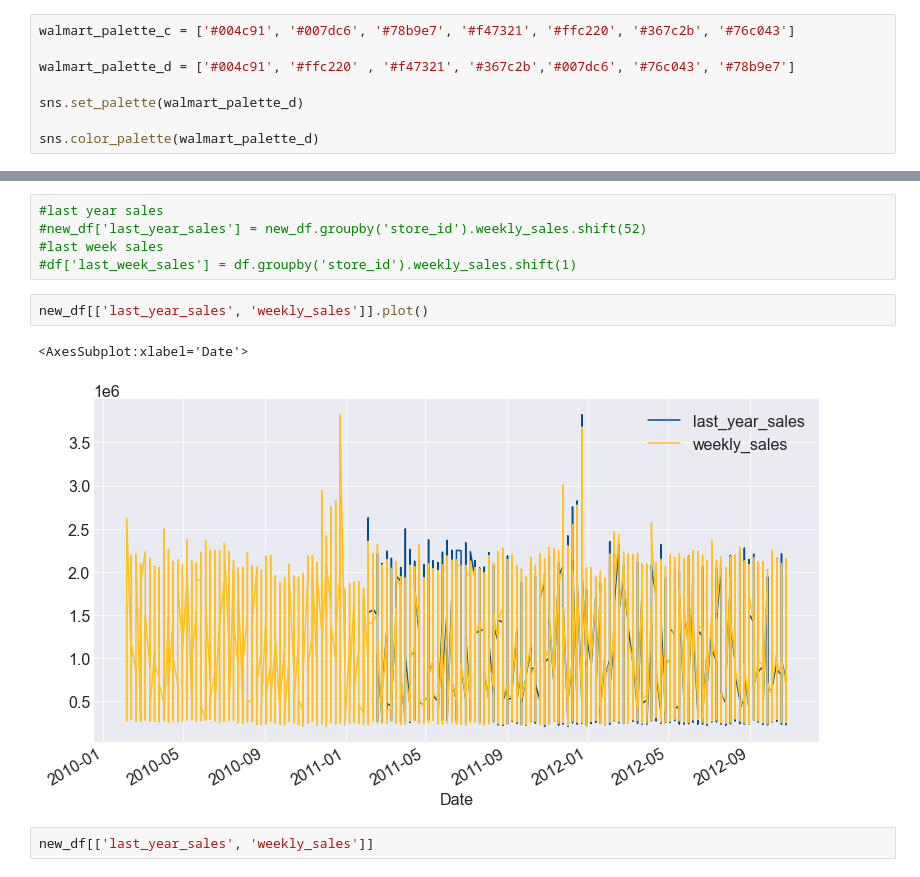
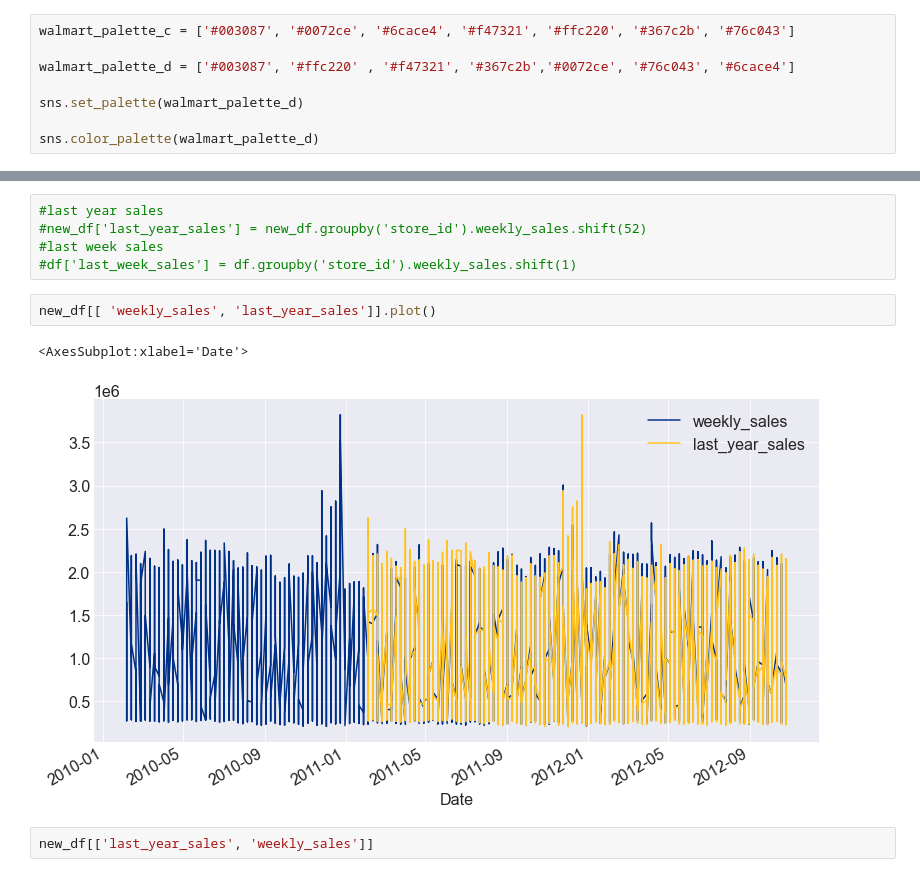
Before and after one commit to Attention-Walmart-Shoppers/capstone, a Jupyter notebook: Heather Initial Notebook.ipynb, the cells around one changed output, grey strips where cells are left out. Drawn from its saved outputs; the diff is of its cells as text.

```diff
--- a/Heather Initial Notebook.ipynb
+++ b/Heather Initial Notebook.ipynb
@@ -16,7 +18,7 @@ plt.style.use('seaborn-darkgrid')
 # %%
-walmart_palette_c = ['#004c91', '#007dc6', '#78b9e7', '#f47321', '#ffc220', '#367c2b', '#76c043']
+walmart_palette_c = ['#003087', '#0072ce', '#6cace4', '#f47321', '#ffc220', '#367c2b', '#76c043']
 
-walmart_palette_d = ['#004c91', '#ffc220' , '#f47321', '#367c2b','#007dc6', '#76c043', '#78b9e7']
+walmart_palette_d = ['#003087', '#ffc220' , '#f47321', '#367c2b','#0072ce', '#76c043', '#6cace4']
 
 sns.set_palette(walmart_palette_d)
 
@@ -448,10 +473,10 @@ Name: last_year_sales, Length: 4096, dtype: int64
 #last week sales
 #df['last_week_sales'] = df.groupby('store_id').weekly_sales.shift(1)
 # %%
-new_df[['last_year_sales', 'weekly_sales']].plot()
+new_df[[ 'weekly_sales', 'last_year_sales']].plot()
 # %% [output]
 <AxesSubplot:xlabel='Date'>
-[figure, old version]
+[figure, new version]
 # %%
 new_df[['last_year_sales', 'weekly_sales']]
 # %% [output]
```
Also changed, not shown: parts of 15 cells of this notebook.
